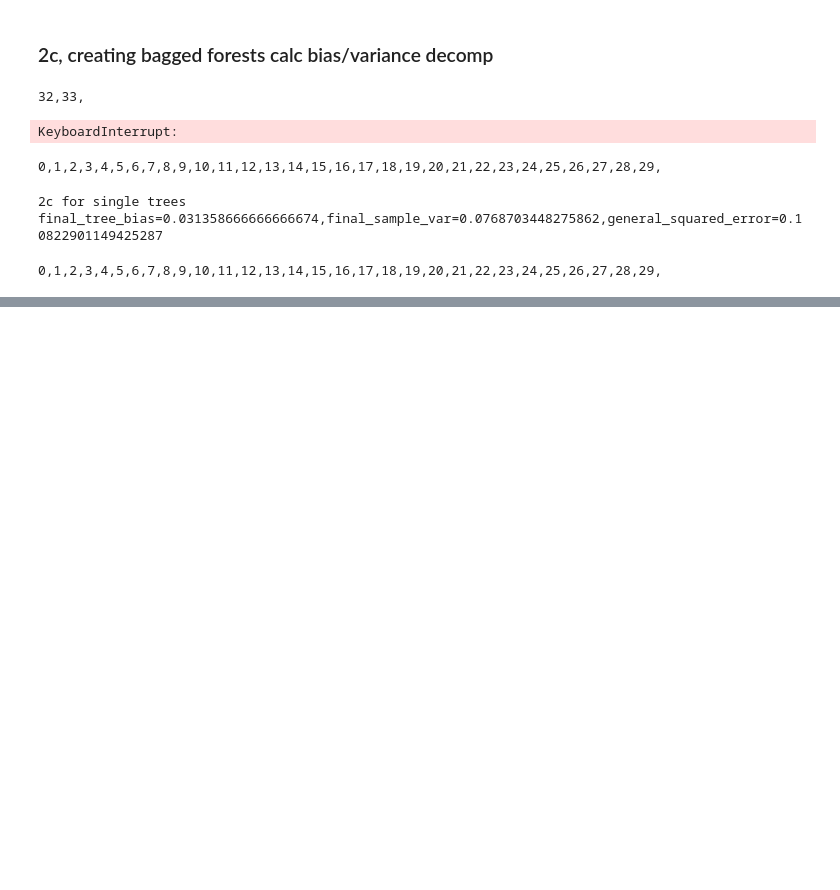
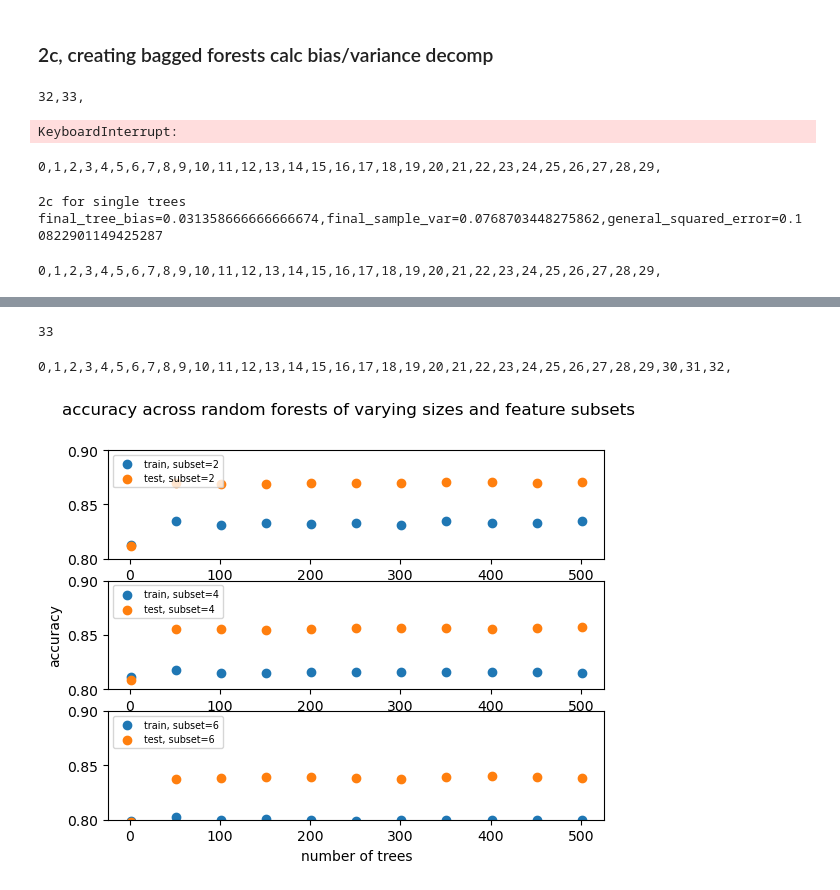
Before and after one commit to mwl10/ML_LIB_CS6350, a Jupyter notebook: DecisionTree/ensemble_learning/ensemble_learning.ipynb, the cells around one changed output, grey strips where cells are left out. Saved outputs shown, nothing was run; the diff lists cells and outputs as text; code cells hidden in the pictures; blank space fills up the shorter version.

```diff
--- a/DecisionTree/ensemble_learning/ensemble_learning.ipynb
+++ b/DecisionTree/ensemble_learning/ensemble_learning.ipynb
@@ -273,0 +277,52 @@ for sub in [2,4,6]:
+# %%
+### loading random forests from .pkl files in corect order
+random_forests = []
+for sub in [2,4,6]:
+    for tree_count in range(1,502,50):
+        with open(f'./2d/bank_random_forest_{tree_count}_{sub}.pkl', 'rb') as f:
+            random_forests.append(pickle.load(f))
+# %%
+print(len(random_forests))
+# %% [output]
+33
+# %%
+rf_accs = np.zeros((len(random_forests), 2))
+
+for i, forest in enumerate(random_forests):
+    print(i, end=",")
+    train_acc = forest_acc(X_train,y_train,forest,feat_names)
+    test_acc = forest_acc(X_test,y_test,forest,feat_names)
+    rf_accs[i] = train_acc, test_acc
+# %% [output]
+0,1,2,3,4,5,6,7,8,9,10,11,12,13,14,15,16,17,18,19,20,21,22,23,24,25,26,27,28,29,30,31,32,
+# %%
+# rf_accs for subset 2
+sub_sep = len(list(range(1,502,50)))
+sub2,sub4,sub6 = rf_accs[:sub_sep], rf_accs[sub_sep:sub_sep*2], rf_accs[sub_sep*2:]
+# %%
+
+fig,ax = plt.subplots(3)
+ax[0].scatter(list(range(1,502,50)), sub2[:,0],label='train, subset=2')
+ax[0].scatter(list(range(1,502,50)), sub2[:,1],label='test, subset=2')
+
+ax[1].set_ylabel('accuracy')
+ax[2].set_xlabel('number of trees')
+fig.suptitle('accuracy across random forests of varying sizes and feature subsets')
+
+ax[1].scatter(list(range(1,502,50)), sub4[:,0],label='train, subset=4')
+ax[1].scatter(list(range(1,502,50)), sub4[:,1],label='test, subset=4')
+
+ax[2].scatter(list(range(1,502,50)), sub6[:,0],label='train, subset=6')
+ax[2].scatter(list(range(1,502,50)), sub6[:,1],label='test, subset=6')
+
+ax[0].set_ylim(0.8,0.9)
+ax[1].set_ylim(0.8,0.9)
+ax[2].set_ylim(0.8,0.9)
+
+ax[0].legend(fontsize='x-small',loc='upper left')
+ax[1].legend(fontsize='x-small',loc='upper left')
+ax[2].legend(fontsize='x-small',loc='upper left')
+
+plt.savefig('random_forest_acc_2d')
+# %% [output]
+[figure, added]
```
Also changed, not shown: parts of 16 cells of this notebook, 4 other files.
